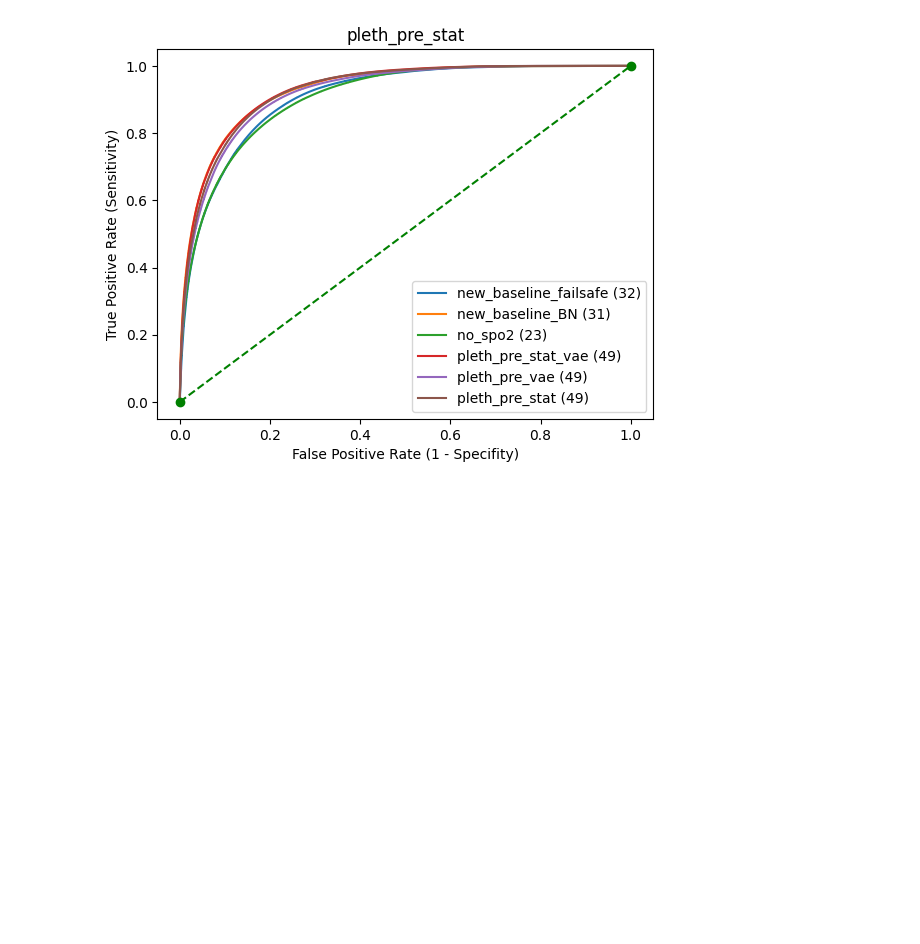
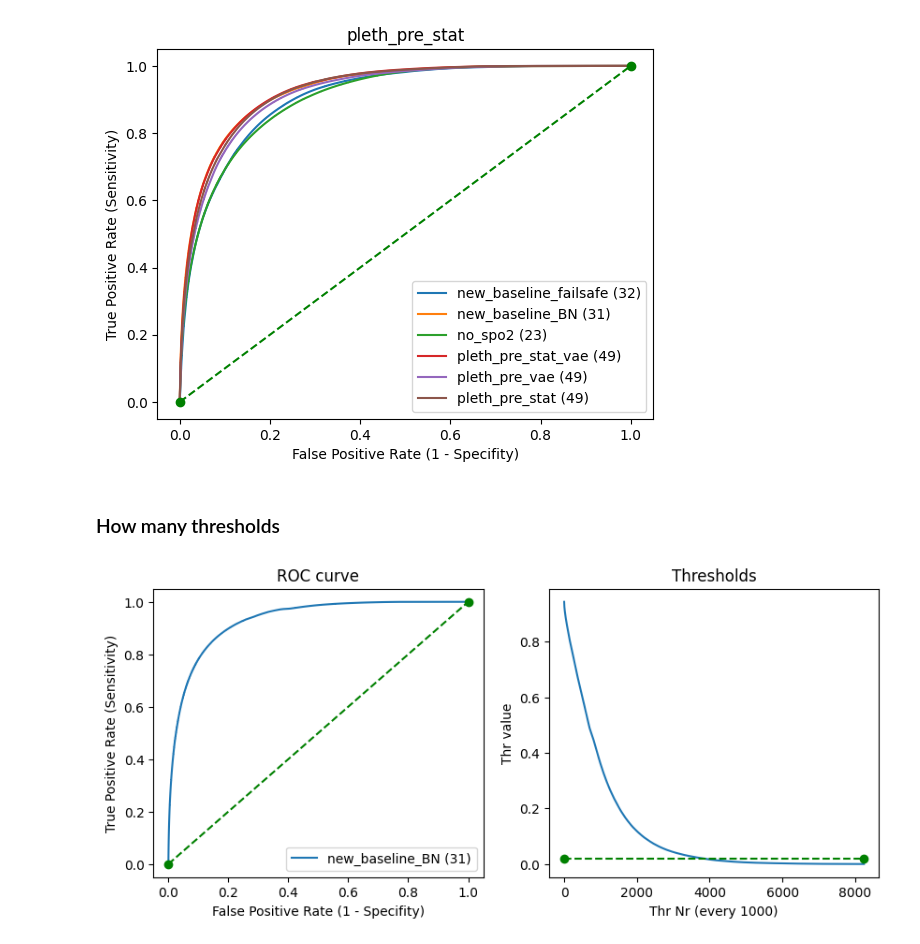
Before and after one commit to JulianBvW/Wearable-Sleep-Event-Detection, a Jupyter notebook: Notebooks/30_roc_curve_for_new_baseline.ipynb, the cells around one changed output. Drawn from its saved outputs; the diff is of its cells as text; code cells hidden in the pictures; blank space fills up the shorter version.

Commit message:
New results and view at thresholds

```diff
--- a/Notebooks/30_roc_curve_for_new_baseline.ipynb
+++ b/Notebooks/30_roc_curve_for_new_baseline.ipynb
@@ -82,3 +82,26 @@ runs = [
 show_roc_diffs(runs)
 # %% [output]
 [figure]
+# %% [markdown]
+### How many thresholds
+# %%
+output = pd.read_csv('../wearsed/training/baseline_conv/output/new_baseline_BN/test_preds_epoch_31.csv')
+y_true, y_pred = output['targets'], output['predictions']
+y_true[y_true == 2] = 1
+fpr, tpr, thr = roc_curve(y_true, y_pred)
+# %%
+_, (roc_ax, thr_ax) = plt.subplots(1, 2, figsize=(10, 4))
+roc_ax.plot(fpr, tpr, label='new_baseline_BN (31)')
+roc_ax.plot([0,1], [0,1], color='green', linestyle='dashed', marker='o')
+roc_ax.set_xlabel('False Positive Rate (1 - Specifity)')
+roc_ax.set_ylabel('True Positive Rate (Sensitivity)')
+roc_ax.legend(loc='lower right')
+roc_ax.set_title('ROC curve')
+thr_ax.plot(range(len(thr[::1000])), thr[::1000])
+thr_ax.plot([0,len(thr[::1000])-1], [0.02]*2, color='green', linestyle='dashed', marker='o')
+thr_ax.set_xlabel('Thr Nr (every 1000)')
+thr_ax.set_ylabel('Thr value')
+thr_ax.set_title('Thresholds')
+plt.show()
+# %% [output]
+[figure, added]
```
Also changed, not shown: parts of 3 cells of this notebook.
